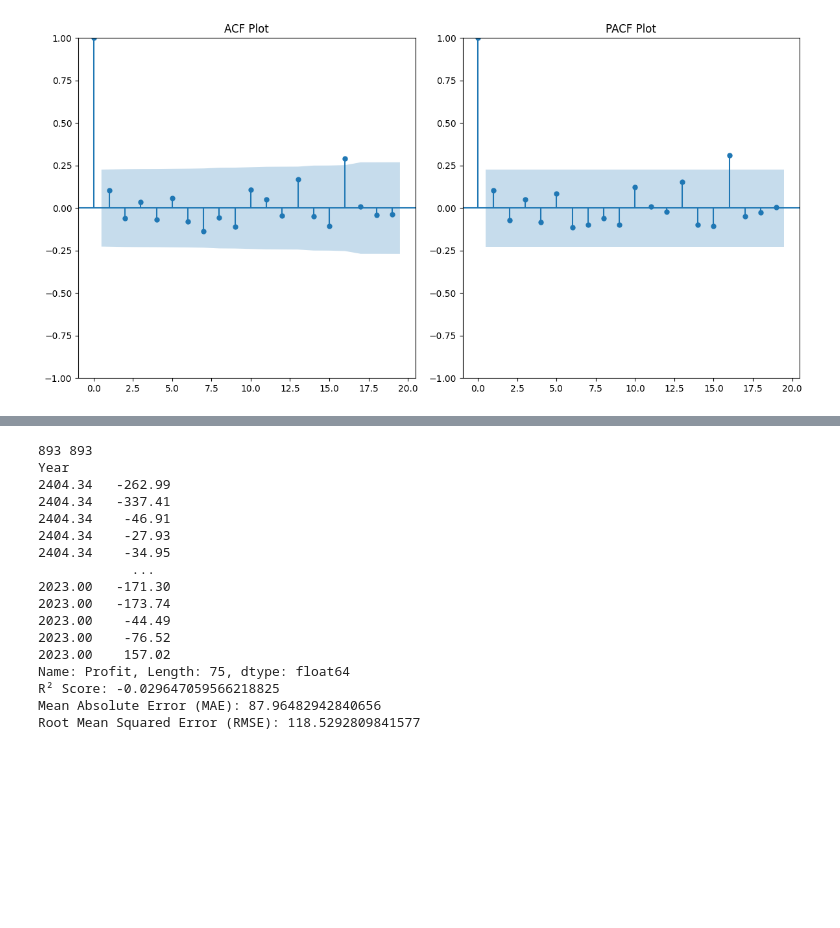
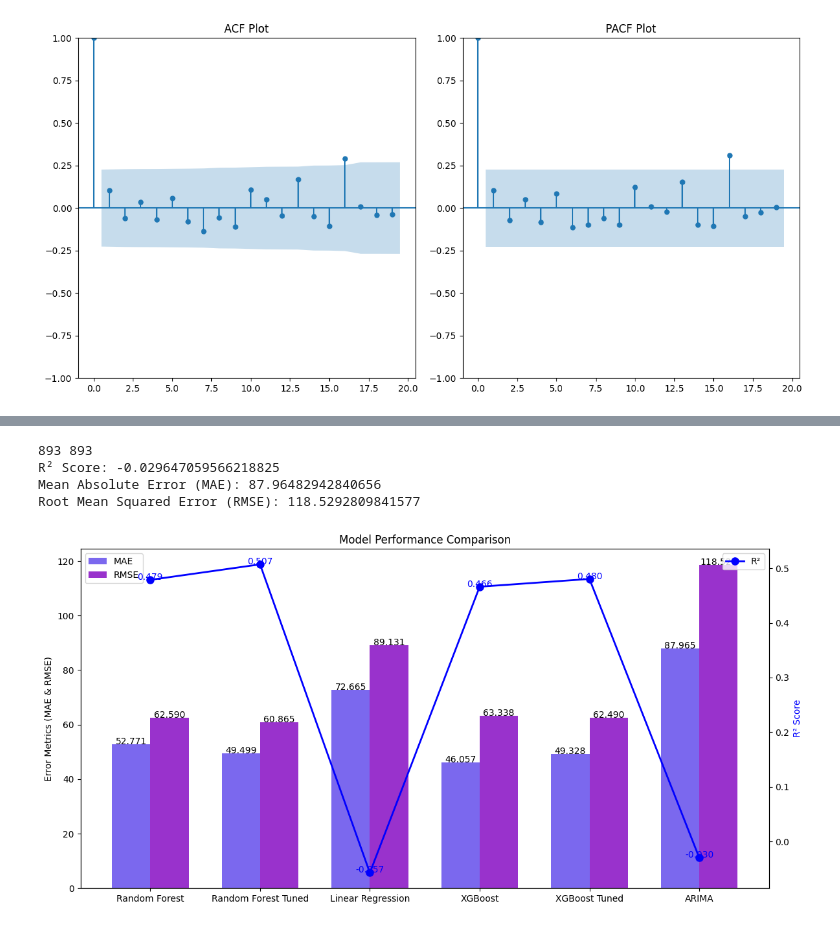
Before and after one commit to JBL168/beef_value_chain_project, a Jupyter notebook: modeling_profitability.ipynb, the cells around one changed output, grey strips where cells are left out. Drawn from its saved outputs; the diff is of its cells as text; code cells hidden in the pictures; blank space fills up the shorter version.

```diff
--- a/modeling_profitability.ipynb
+++ b/modeling_profitability.ipynb
@@ -452,28 +470,55 @@ print(len(aligned_profit), len(aligned_pred))
 # print(profit_series)
 
 # evaluating the model
-mae = mean_absolute_error(aligned_profit, aligned_pred)
-r2 = r2_score(aligned_profit, aligned_pred)
-rmse = np.sqrt(mean_squared_error(aligned_profit, aligned_pred))
+ARIMA_mae = mean_absolute_error(aligned_profit, aligned_pred)
+ARIMA_r2 = r2_score(aligned_profit, aligned_pred)
+ARIMA_rmse = np.sqrt(mean_squared_error(aligned_profit, aligned_pred))
 
-print(f'R² Score: {r2}')
-print(f'Mean Absolute Error (MAE): {mae}')
-print(f'Root Mean Squared Error (RMSE): {rmse}')
+print(f'R² Score: {ARIMA_r2}')
+print(f'Mean Absolute Error (MAE): {ARIMA_mae}')
+print(f'Root Mean Squared Error (RMSE): {ARIMA_rmse}')
 # %% [output]
 893 893
-Year
-2404.34   -262.99
-2404.34   -337.41
-2404.34    -46.91
-2404.34    -27.93
-2404.34    -34.95
-            ...
-2023.00   -171.30
-2023.00   -173.74
-2023.00    -44.49
-2023.00    -76.52
-2023.00    157.02
-Name: Profit, Length: 75, dtype: float64
 R² Score: -0.029647059566218825
 Mean Absolute Error (MAE): 87.96482942840656
 Root Mean Squared Error (RMSE): 118.5292809841577
+# %%
+metrics_df  = pd.DataFrame({
+	'Model': ['Random Forest', 'Random Forest Tuned', 'Linear Regression', 'XGBoost', 'XGBoost Tuned', 'ARIMA'],
+    'R²': [RF_r2, RF_tuned_r2, LIREG_r2, XGB_r2, XGB_tuned_r2, ARIMA_r2],
+    'MAE': [RF_mae, RF_tuned_mae, LIREG_mae, XGB_mae, XGB_tuned_mae, ARIMA_mae],
+    'RMSE': [RF_rmse, RF_tuned_rmse, LIREG_rmse, XGB_rmse, XGB_tuned_rmse, ARIMA_rmse]
+})
+
+# Create figure with two y-axes
+fig, ax1 = plt.subplots(figsize=(12, 6))
+ax2 = ax1.twinx()
+
+# plot mae & rmse
+x = np.arange(len(metrics_df['Model']))
+bar_width = 0.35
+ax1.bar(x - bar_width/2, metrics_df['MAE'], bar_width, label='MAE', color='mediumslateblue')
+ax1.bar(x + bar_width/2, metrics_df['RMSE'], bar_width, label='RMSE', color='darkorchid')
+ax1.set_ylabel('Error Metrics (MAE & RMSE)', color='black')
+
+# plot r2
+ax2.plot(x, metrics_df['R²'], 'bo-', label='R²', linewidth=2, markersize=8)
+ax2.set_ylabel('R² Score', color='blue')
+
+# Customize plot
+plt.title('Model Performance Comparison')
+ax1.set_xticks(x)
+ax1.set_xticklabels(metrics_df['Model'])
+ax1.legend(loc='upper left')
+ax2.legend(loc='upper right')
+
+# Add value labels
+for i in x:
+    ax1.text(i - bar_width/2, metrics_df['MAE'][i], f'{metrics_df["MAE"][i]:.3f}', ha='center')
+    ax1.text(i + bar_width/2, metrics_df['RMSE'][i], f'{metrics_df["RMSE"][i]:.3f}', ha='center')
+    ax2.text(i, metrics_df['R²'][i], f'{metrics_df["R²"][i]:.3f}', ha='center', color='blue')
+
+plt.tight_layout()
+plt.show()
+# %% [output]
+[figure, added]
```
Also changed, not shown: parts of 9 cells of this notebook.
